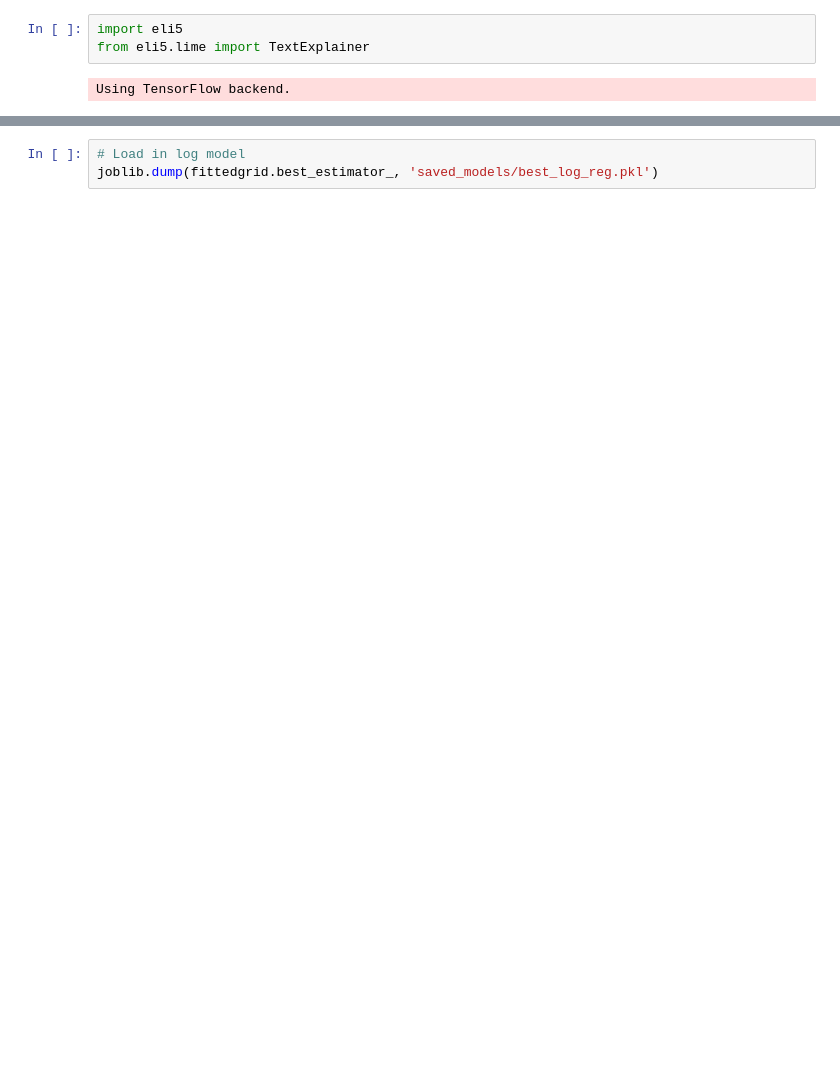
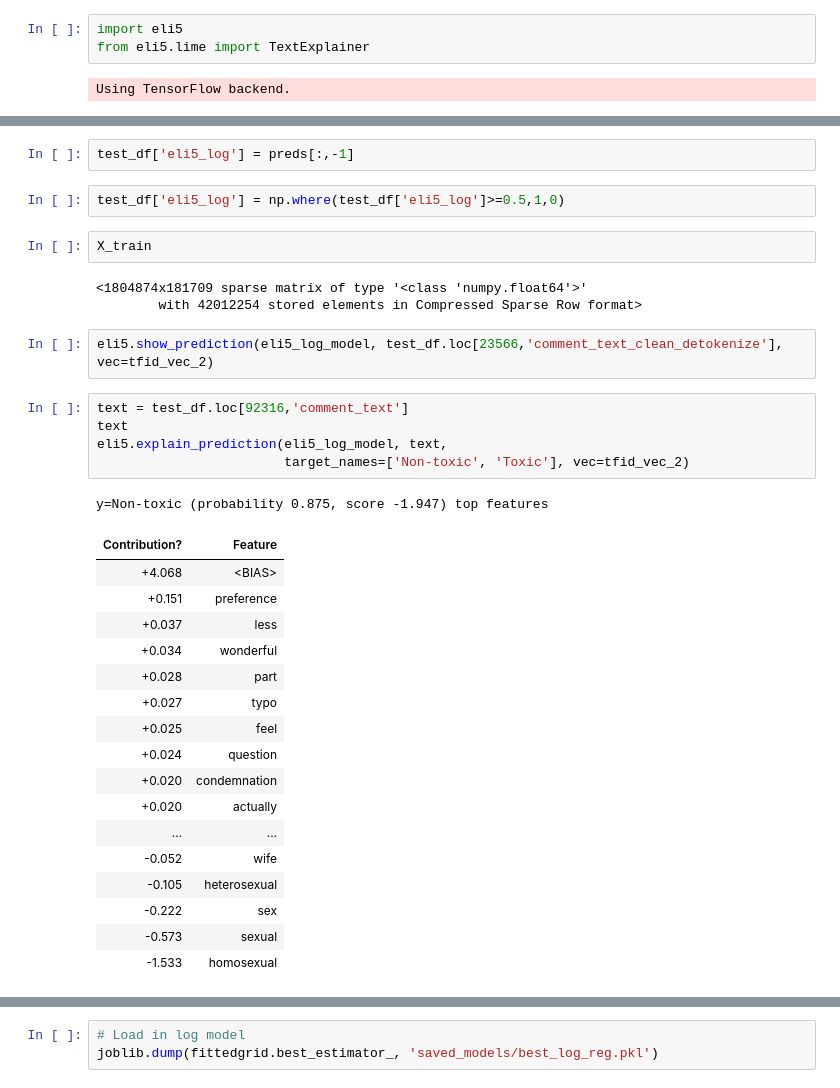
Before and after one commit to GovindSuresh/reducing-bias-in-toxicity-classification, a Jupyter notebook: ML_models.ipynb, the cells around one changed output, grey strips where cells are left out. Saved outputs shown, nothing was run; the diff lists cells and outputs as text; blank space fills up the shorter version.

```diff
--- a/ML_models.ipynb
+++ b/ML_models.ipynb
@@ -691,0 +769,35 @@ Using TensorFlow backend.
+# %%
+test_df['eli5_log'] = preds[:,-1]
+# %%
+test_df['eli5_log'] = np.where(test_df['eli5_log']>=0.5,1,0)
+# %%
+X_train
+# %% [output]
+<1804874x181709 sparse matrix of type '<class 'numpy.float64'>'
+        with 42012254 stored elements in Compressed Sparse Row format>
+# %%
+eli5.show_prediction(eli5_log_model, test_df.loc[23566,'comment_text_clean_detokenize'], vec=tfid_vec_2)
+# %%
+text = test_df.loc[92316,'comment_text']
+text
+eli5.explain_prediction(eli5_log_model, text,
+                        target_names=['Non-toxic', 'Toxic'], vec=tfid_vec_2)
+# %% [output]
+y=Non-toxic (probability 0.875, score -1.947) top features
+| Contribution? | Feature |
+| +4.068 | <BIAS> |
+| +0.151 | preference |
+| +0.037 | less |
+| +0.034 | wonderful |
+| +0.028 | part |
+| +0.027 | typo |
+| +0.025 | feel |
+| +0.024 | question |
+| +0.020 | condemnation |
+| +0.020 | actually |
+| ... | ... |
+| -0.052 | wife |
+| -0.105 | heterosexual |
+| -0.222 | sex |
+| -0.573 | sexual |
+| -1.533 | homosexual |
```
Also changed, not shown: parts of 33 cells of this notebook, 7 other files.
